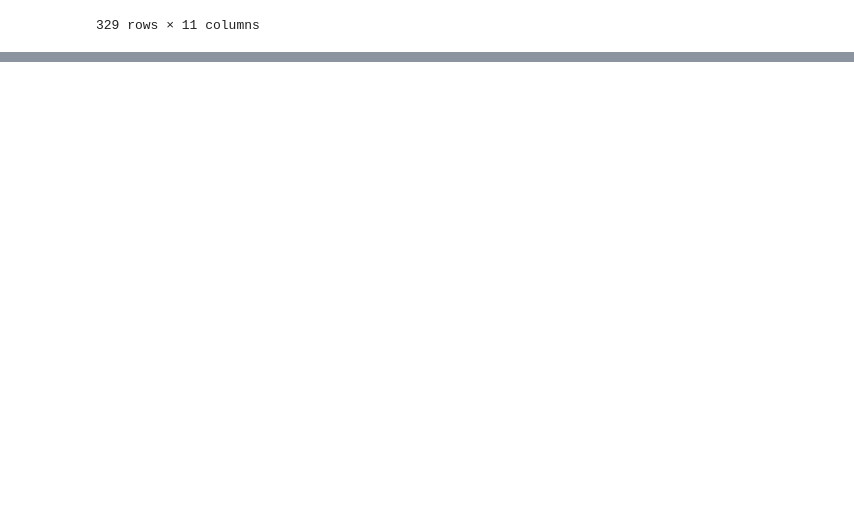
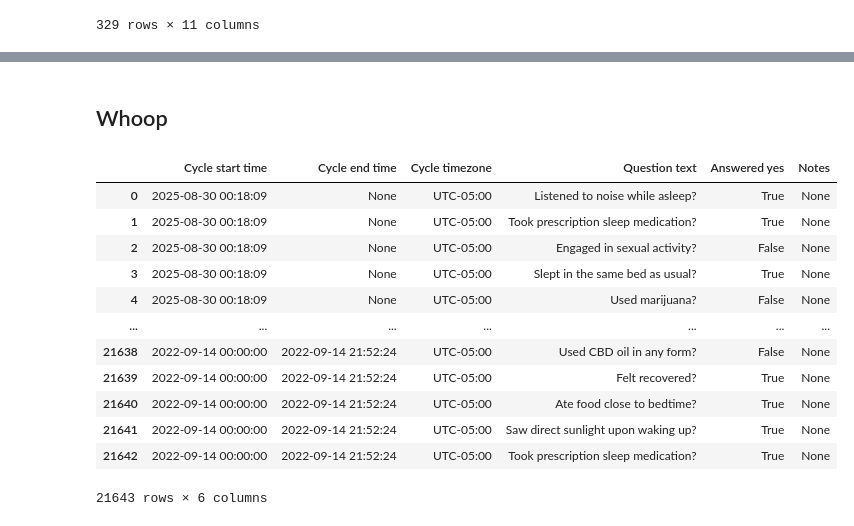
Before and after one commit to TylerAnderton/Healthcare-Assistant, a Jupyter notebook: ingestion_check.ipynb, the cells around one changed output, grey strips where cells are left out. Drawn from its saved outputs; the diff is of its cells as text; code cells hidden in the pictures; blank space fills up the shorter version.

```diff
--- a/ingestion_check.ipynb
+++ b/ingestion_check.ipynb
@@ -53,0 +127,20 @@ df[df['vendor'] == 'LabCorp']
+# %% [markdown]
+## Whoop
+# %%
+whoop_dir = os.path.join(processed_dir, "tables")
+whoop_journal_entries_df = pd.read_parquet(os.path.join(whoop_dir, "whoop_journal_entries.parquet"))
+whoop_journal_entries_df
+# %% [output]
+|  | Cycle start time | Cycle end time | Cycle timezone | Question text | Answered yes | Notes |
+| 0 | 2025-08-30 00:18:09 | None | UTC-05:00 | Listened to noise while asleep? | True | None |
+| 1 | 2025-08-30 00:18:09 | None | UTC-05:00 | Took prescription sleep medication? | True | None |
+| 2 | 2025-08-30 00:18:09 | None | UTC-05:00 | Engaged in sexual activity? | False | None |
+| 3 | 2025-08-30 00:18:09 | None | UTC-05:00 | Slept in the same bed as usual? | True | None |
+| 4 | 2025-08-30 00:18:09 | None | UTC-05:00 | Used marijuana? | False | None |
+| ... | ... | ... | ... | ... | ... | ... |
+| 21638 | 2022-09-14 00:00:00 | 2022-09-14 21:52:24 | UTC-05:00 | Used CBD oil in any form? | False | None |
+| 21639 | 2022-09-14 00:00:00 | 2022-09-14 21:52:24 | UTC-05:00 | Felt recovered? | True | None |
+| 21640 | 2022-09-14 00:00:00 | 2022-09-14 21:52:24 | UTC-05:00 | Ate food close to bedtime? | True | None |
+| 21641 | 2022-09-14 00:00:00 | 2022-09-14 21:52:24 | UTC-05:00 | Saw direct sunlight upon waking up? | True | None |
+| 21642 | 2022-09-14 00:00:00 | 2022-09-14 21:52:24 | UTC-05:00 | Took prescription sleep medication? | True | None |
+21643 rows × 6 columns
```
Also changed, not shown: parts of 15 cells of this notebook, 4 other files.
